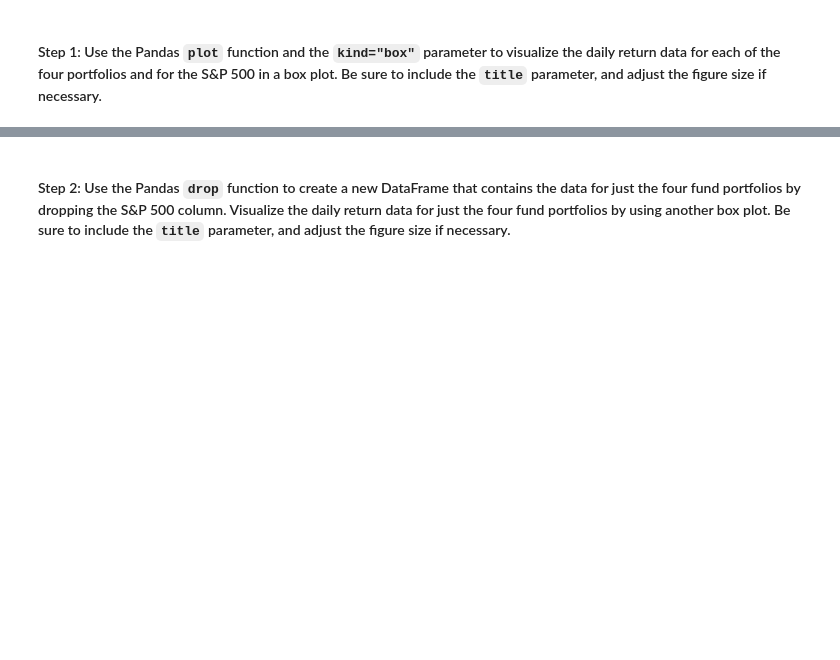
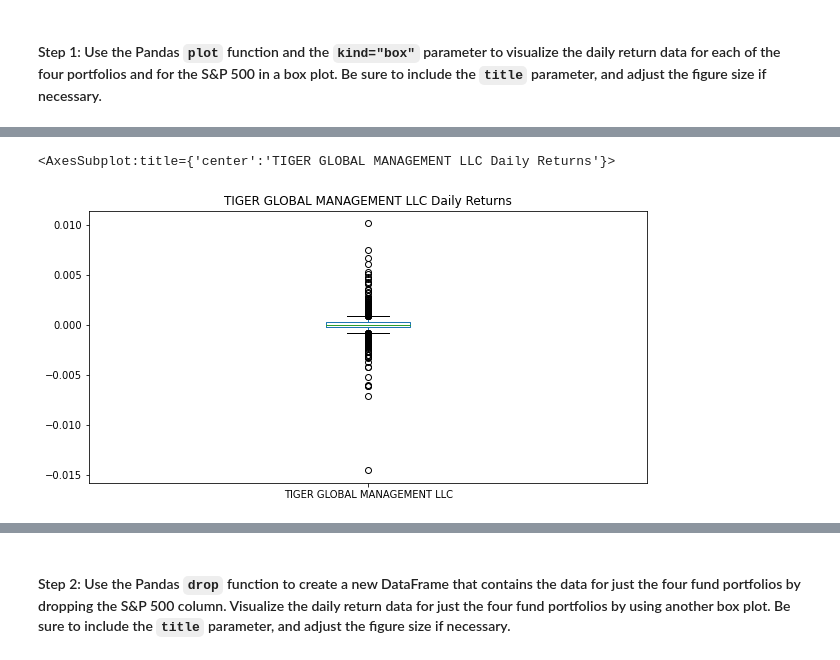
Before and after one commit to n8patterson/portfolio_risk_analysis, a Jupyter notebook: risk_return_analysis.ipynb, the cells around one changed output, grey strips where cells are left out. Saved outputs shown, nothing was run; the diff lists cells and outputs as text; code cells hidden in the pictures; blank space fills up the shorter version.

```diff
--- a/risk_return_analysis.ipynb
+++ b/risk_return_analysis.ipynb
@@ -294,0 +305,6 @@ Analyze the volatility of each of the four fund portfolios and of the S&P 500 In
+# %%
+# TIGER GLOBAL MANAGEMENT LLC Daily Retunrs
+whale_daily_returns['TIGER GLOBAL MANAGEMENT LLC'].plot(kind='box', figsize=(10,5), title='TIGER GLOBAL MANAGEMENT LLC Daily Returns')
+# %% [output]
+<AxesSubplot:title={'center':'TIGER GLOBAL MANAGEMENT LLC Daily Returns'}>
+[figure, added]
```
Also changed, not shown: parts of 6 cells of this notebook.
